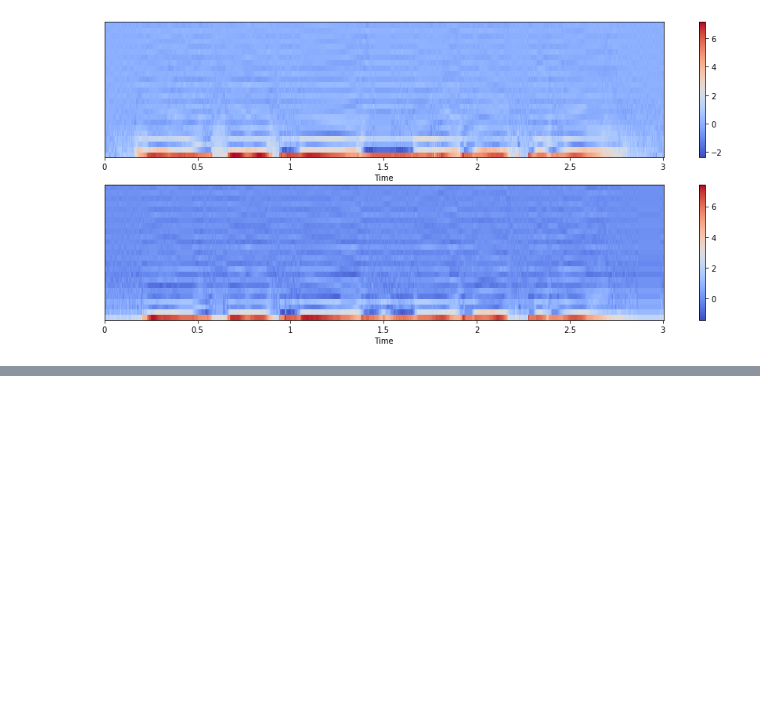
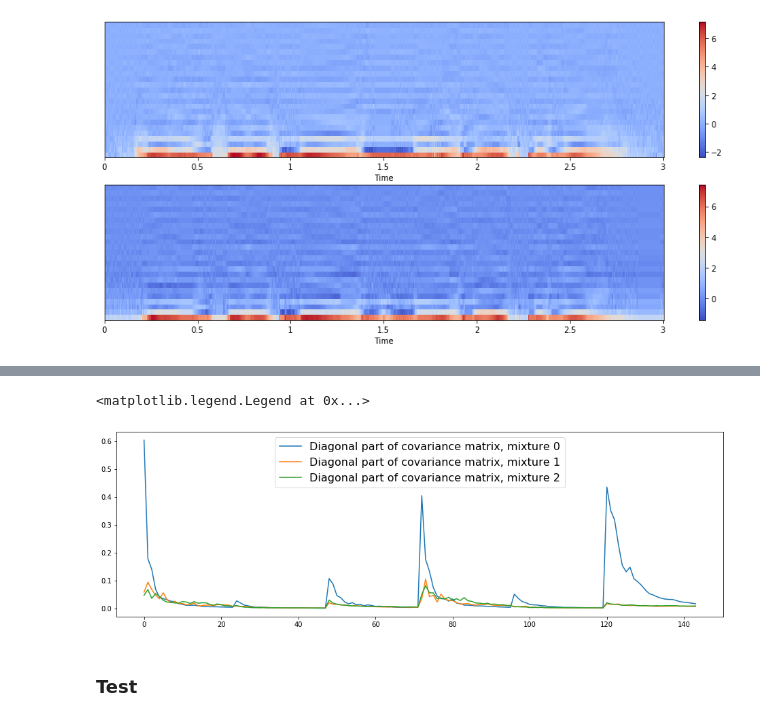
Before and after one commit to etsuura/VoiceConversion, a Jupyter notebook: GMM-based voice conversion.ipynb, the cells around one changed output, grey strips where cells are left out. Drawn from its saved outputs; the diff is of its cells as text; code cells hidden in the pictures; blank space fills up the shorter version.

```diff
--- a/GMM-based voice conversion.ipynb
+++ b/GMM-based voice conversion.ipynb
@@ -133,0 +184,10 @@ X_aligned, Y_aligned = X_aligned[:, :, 1:], Y_aligned[:, :, 1:]
+# %%
+for k in range(3):
+    plt.plot(np.diag(gmm.covariances_[k]), linewidth=1.5,
+         label="Diagonal part of covariance matrix, mixture {}".format(k))
+plt.legend(prop={"size": 16})
+# %% [output]
+<matplotlib.legend.Legend at 0x...>
+[figure, added]
+# %% [markdown]
+### Test
```
Also changed, not shown: parts of 16 cells of this notebook, 1 other file.
